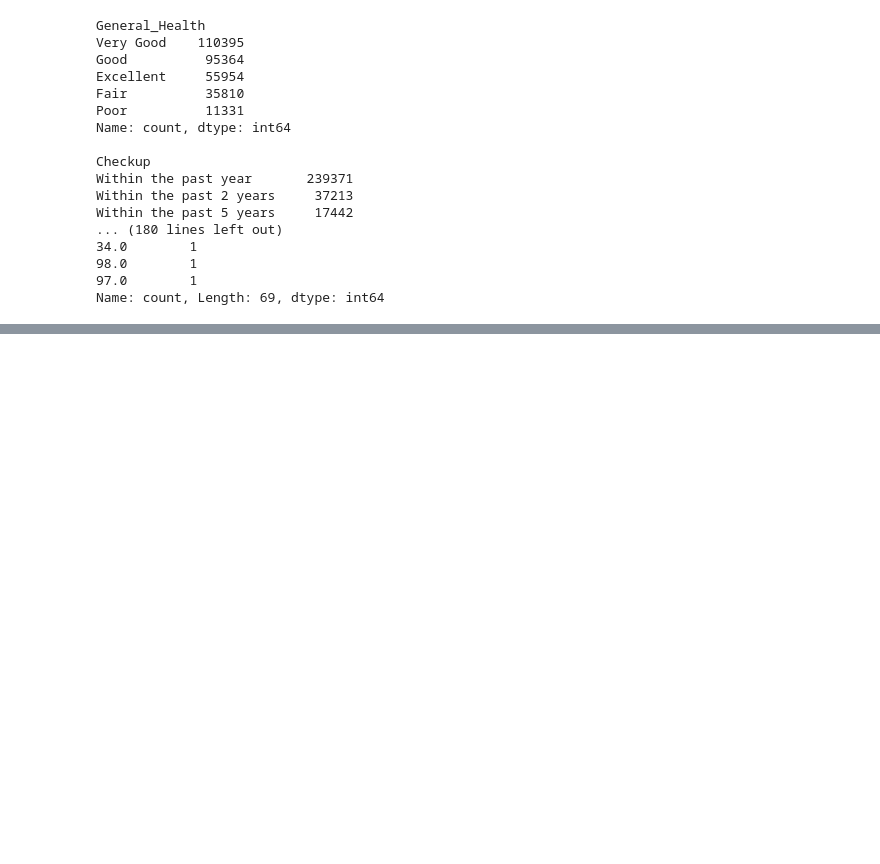
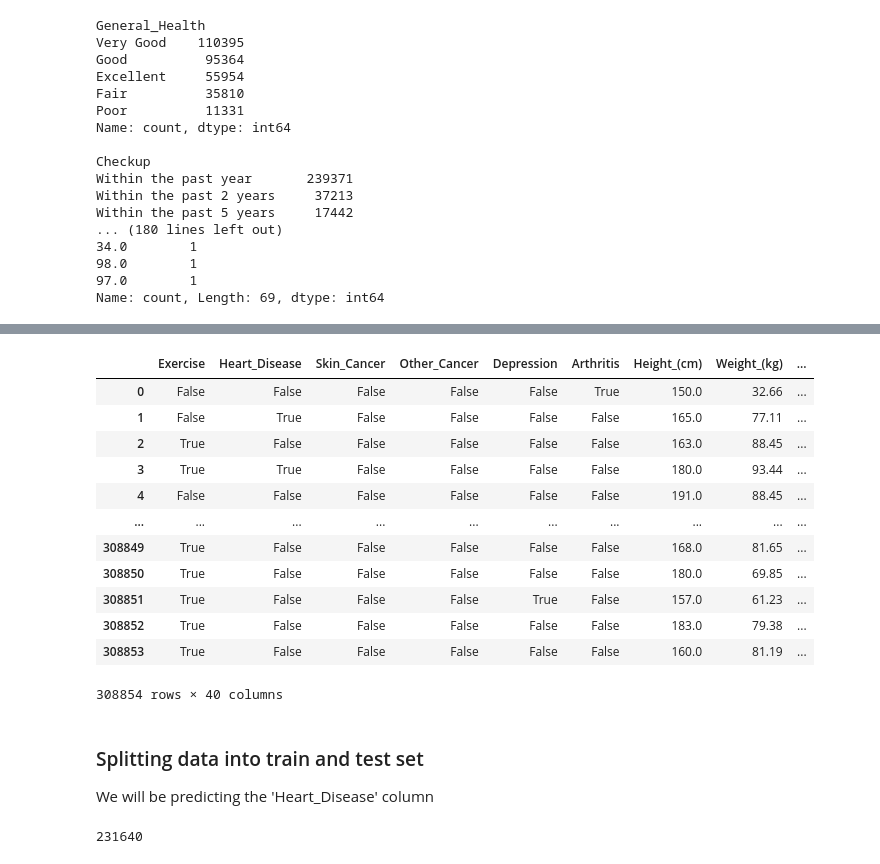
Before and after one commit to Roberta1400/Cardiovascular-Diseases-Risk-Prediction, a Jupyter notebook: Cardiovascular-Diseases-Risk-Prediction.ipynb, the cells around one changed output, grey strips where cells are left out. Cells and saved outputs as stored; diff of their text form; code cells hidden in the pictures; blank space fills up the shorter version.

Commit message:
Preparing data for model

```diff
--- a/Untitled.ipynb
+++ b/Cardiovascular-Diseases-Risk-Prediction.ipynb
@@ -52,0 +66,47 @@ Name: count, Length: 69, dtype: int64
+# %%
+# Removing consumption columns with .drop
+
+data_without_consumption = data.drop(columns=['Fruit_Consumption', 'Green_Vegetables_Consumption', 'FriedPotato_Consumption'])
+
+# Changing columns with values 'yes' and 'no' into columns with binary values
+# Yes - True
+# No - False
+
+yes_and_no_columns = ['Exercise', 'Heart_Disease', 'Skin_Cancer', 'Other_Cancer', 'Depression', 'Arthritis', 'Smoking_History']
+
+for column in yes_and_no_columns:
+    data_without_consumption[column] = data_without_consumption[column].map({'Yes': True, 'No': False})
+
+# Changing categorical columns into binary columns
+
+data_dum = pd.get_dummies(data_without_consumption, columns = ['General_Health', 'Checkup', 'Diabetes', 'Age_Category','Sex'])
+
+data_dum
+# %% [output]
+|  | Exercise | Heart_Disease | Skin_Cancer | Other_Cancer | Depression | Arthritis | Height_(cm) | Weight_(kg) | ... |
+| 0 | False | False | False | False | False | True | 150.0 | 32.66 | ... |
+| 1 | False | True | False | False | False | False | 165.0 | 77.11 | ... |
+| 2 | True | False | False | False | False | False | 163.0 | 88.45 | ... |
+| 3 | True | True | False | False | False | False | 180.0 | 93.44 | ... |
+| 4 | False | False | False | False | False | False | 191.0 | 88.45 | ... |
+| ... | ... | ... | ... | ... | ... | ... | ... | ... | ... |
+| 308849 | True | False | False | False | False | False | 168.0 | 81.65 | ... |
+| 308850 | True | False | False | False | False | False | 180.0 | 69.85 | ... |
+| 308851 | True | False | False | False | True | False | 157.0 | 61.23 | ... |
+| 308852 | True | False | False | False | False | False | 183.0 | 79.38 | ... |
+| 308853 | True | False | False | False | False | False | 160.0 | 81.19 | ... |
+308854 rows × 40 columns
+# %% [markdown]
+### Splitting data into train and test set
+
+We will be predicting the 'Heart_Disease' column
+# %%
+from sklearn.model_selection import train_test_split
+
+X = data_dum.drop(columns='Heart_Disease')
+y = data_dum['Heart_Disease']
+
+X_train, X_val, y_train, y_val = train_test_split(X, y, test_size=0.25, random_state= 5)
+len(X_train)
+# %% [output]
+231640
```
Also changed, not shown: parts of 3 cells of this notebook, 1 other file.
